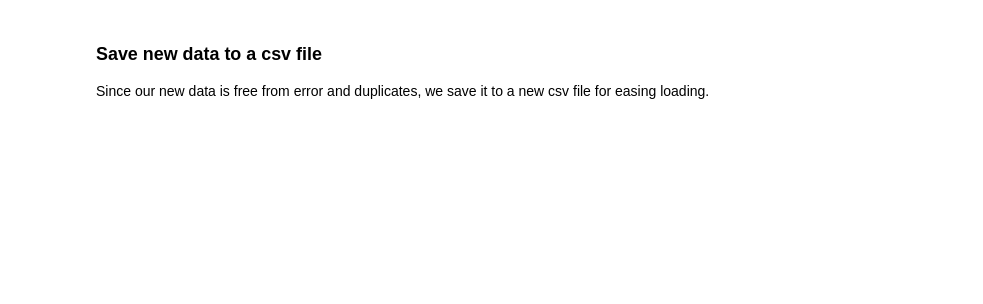
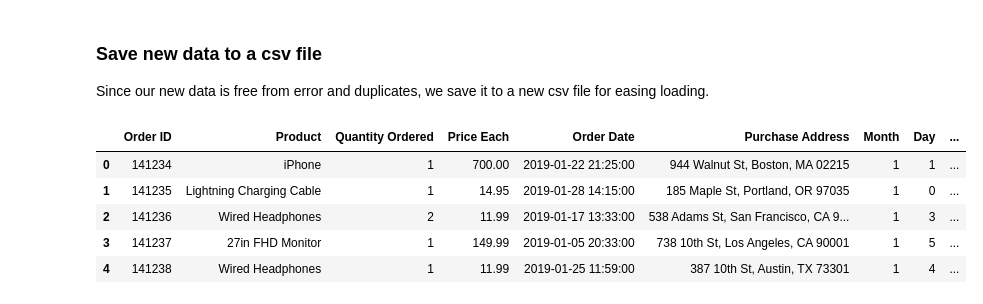
Before and after one commit to elvis-darko/Personal-Projects, a Jupyter notebook: FULL CYCLE PROJECTS/PRODUCT_SALES_ANALYSIS/Product_Sales_Data_Analysis.ipynb, the cells around one changed output. Saved outputs shown, nothing was run; the diff lists cells and outputs as text; code cells hidden in the pictures; blank space fills up the shorter version.

```diff
--- a/FULL CYCLE PROJECTS/PRODUCT_SALES_ANALYSIS/Product_Sales_Data_Analysis.ipynb
+++ b/FULL CYCLE PROJECTS/PRODUCT_SALES_ANALYSIS/Product_Sales_Data_Analysis.ipynb
@@ -2209,3 +2264,12 @@ There are no duplicates in the new dataset
 Since our new data is free from error and duplicates, we save it to a new csv file for easing loading.
 # %%
 product_sales.to_csv("product_sales.csv", index=False)
+# %%
+product_sales.head()
+# %% [output]
+|  | Order ID | Product | Quantity Ordered | Price Each | Order Date | Purchase Address | Month | Day | ... |
+| 0 | 141234 | iPhone | 1 | 700.00 | 2019-01-22 21:25:00 | 944 Walnut St, Boston, MA 02215 | 1 | 1 | ... |
+| 1 | 141235 | Lightning Charging Cable | 1 | 14.95 | 2019-01-28 14:15:00 | 185 Maple St, Portland, OR 97035 | 1 | 0 | ... |
+| 2 | 141236 | Wired Headphones | 2 | 11.99 | 2019-01-17 13:33:00 | 538 Adams St, San Francisco, CA 9... | 1 | 3 | ... |
+| 3 | 141237 | 27in FHD Monitor | 1 | 149.99 | 2019-01-05 20:33:00 | 738 10th St, Los Angeles, CA 90001 | 1 | 5 | ... |
+| 4 | 141238 | Wired Headphones | 1 | 11.99 | 2019-01-25 11:59:00 | 387 10th St, Austin, TX 73301 | 1 | 4 | ... |
```
Also changed, not shown: parts of 13 cells of this notebook.
